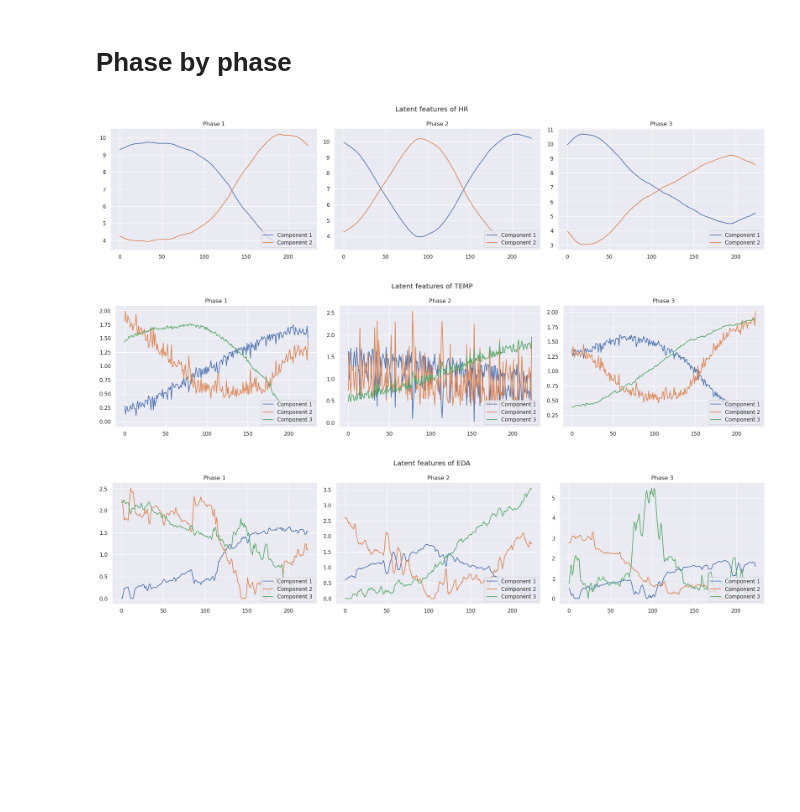
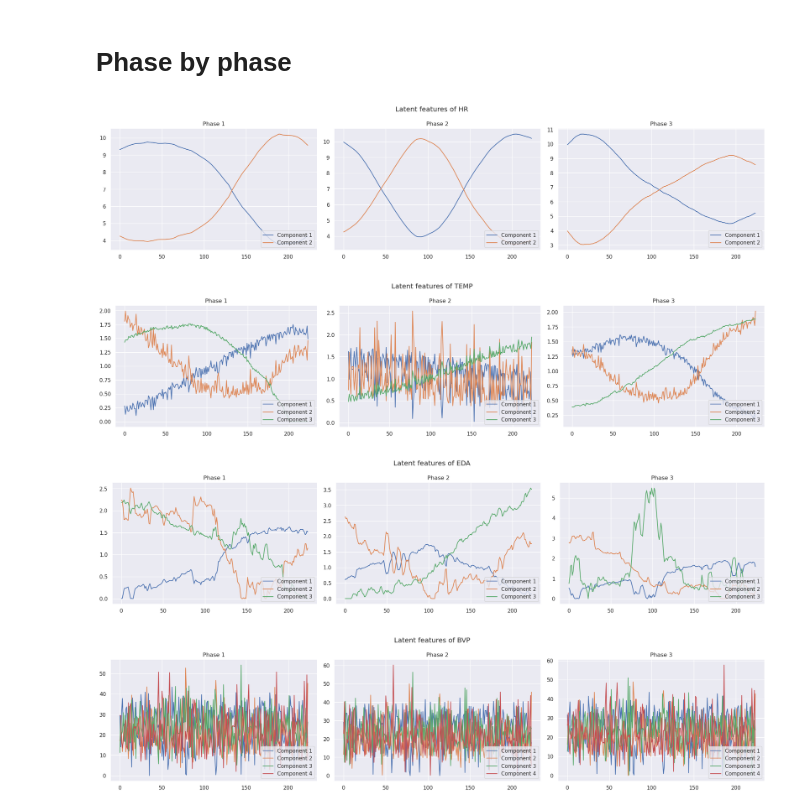
Before and after one commit to tbarcinski/02582-Computational-Data-Analysis, a Jupyter notebook: Case2/NMF.ipynb, the cells around one changed output. Cells and saved outputs as stored; diff of their text form; code cells hidden in the pictures; blank space fills up the shorter version.

Commit message:
investigating environmental differences

```diff
--- a/Case2/NMF.ipynb
+++ b/Case2/NMF.ipynb
@@ -331,7 +331,7 @@ def find_weights(stat, n_comp = 3, seed=100, init='random', solver='cd', phase=N
 
     return (X, W, H, model)
 
-X, W, H, model = find_weights(stat, seed=42, n_comp=3)
+#X, W, H, model = find_weights(stat, seed=42, n_comp=3)
 
 def plot_reconstruction(X, W, H, stat, scaler=None):
     nrows = 2
@@ -386,12 +386,12 @@ def plot_weight_dist(W, stat):
         axs[j].legend()
 
     plt.tight_layout()
-    plt.savefig(f"figures/weight_dist_{stat}_{n_comp}comps.png")
+    plt.savefig(f"figures/weight_dist_{stat}_{n_comp}comps_NMF.png")
     plt.show()
 
-plot_weight_dist(W, stat)
+#plot_weight_dist(W, stat)
 
-def test_eq_dist(W, test_phases=True, test_resting=True, test_cohorts=True):
+def test_eq_dist(W, test_phases=True, test_resting=True, test_cohorts=True, print_only_difference=True):
 
     def test_dist(col):
         dists = []
@@ -403,8 +403,8 @@ def test_eq_dist(W, test_phases=True, test_resting=True, test_cohorts=True):
 
     def pretty_print(pval, test_name, j):
         if pval < 0.05:
-            print(f"Weight's for {test_name} are different for component {j+1}")
-        else:
+            print(f"Weight's for {test_name} are different for component {j+1} with p.value {round(pval, 3)}")
+        elif not print_only_difference:
             print(f"Weight's for {test_name} are not different for component {j+1}")
 
 
@@ -498,8 +478,10 @@ def phase_by_phase(stat, n_comp):
 # %%
 phase_by_phase('HR', 2)
 phase_by_phase("TEMP", 3) #convergence warning, but clearly different
 phase_by_phase("EDA", 3)
+phase_by_phase('BVP', 4)
 # %% [output]
 [figure]
 [figure]
 [figure]
+[figure, added]
```
Also changed, not shown: parts of 2 cells of this notebook, 1 other file.
